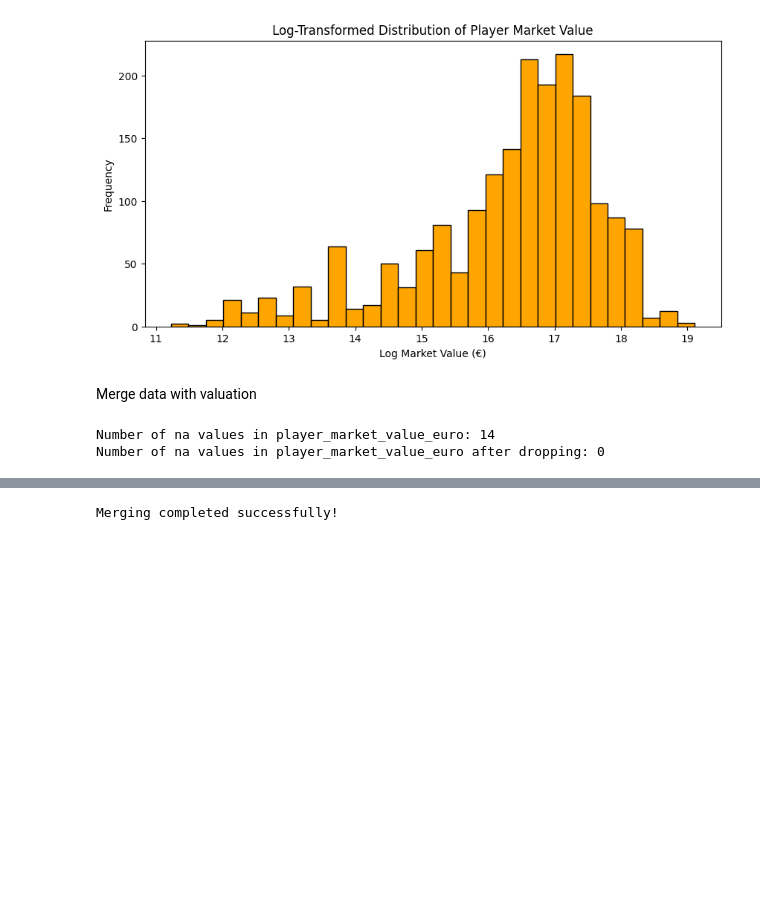
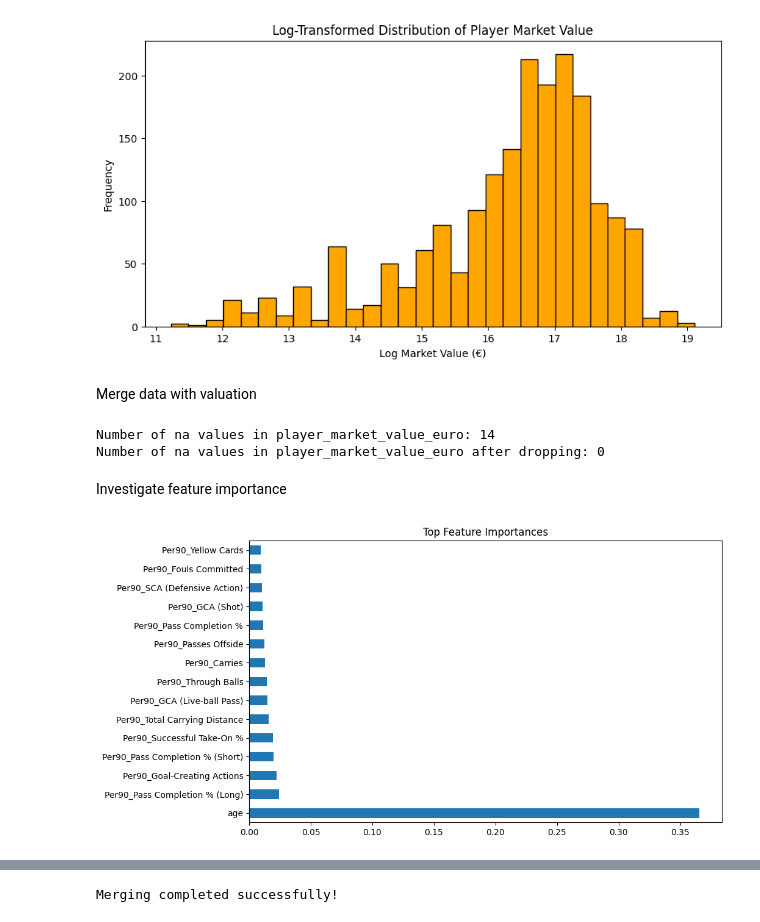
Before and after one commit to ruicongg/deadline-day, a Jupyter notebook: preprocessing.ipynb, the cells around one changed output, grey strips where cells are left out. Drawn from its saved outputs; the diff is of its cells as text; code cells hidden in the pictures; blank space fills up the shorter version.

Commit message:
updated graphs for preprocessing

```diff
--- a/preprocessing.ipynb
+++ b/preprocessing.ipynb
@@ -419,3 +271,22 @@ print(f"Number of na values in player_market_value_euro after dropping: {outfiel
 # %% [output]
 Number of na values in player_market_value_euro: 14
 Number of na values in player_market_value_euro after dropping: 0
+# %% [markdown]
+Investigate feature importance
+# %%
+from sklearn.ensemble import RandomForestRegressor
+
+# Define features and target
+X = outfield_df.drop(columns=["player_market_value_euro", "Player"])  # Features
+y = outfield_df["player_market_value_euro"]  # Target
+
+# Train a simple model
+model = RandomForestRegressor(n_estimators=100, random_state=42)
+model.fit(X, y)
+
+# Plot feature importance
+feature_importance = pd.Series(model.feature_importances_, index=X.columns)
+feature_importance.nlargest(15).plot(kind='barh', figsize=(10, 6), title="Top Feature Importances")
+plt.show()
+# %% [output]
+[figure, added]
```
Also changed, not shown: parts of 23 cells of this notebook, 5 other files.
